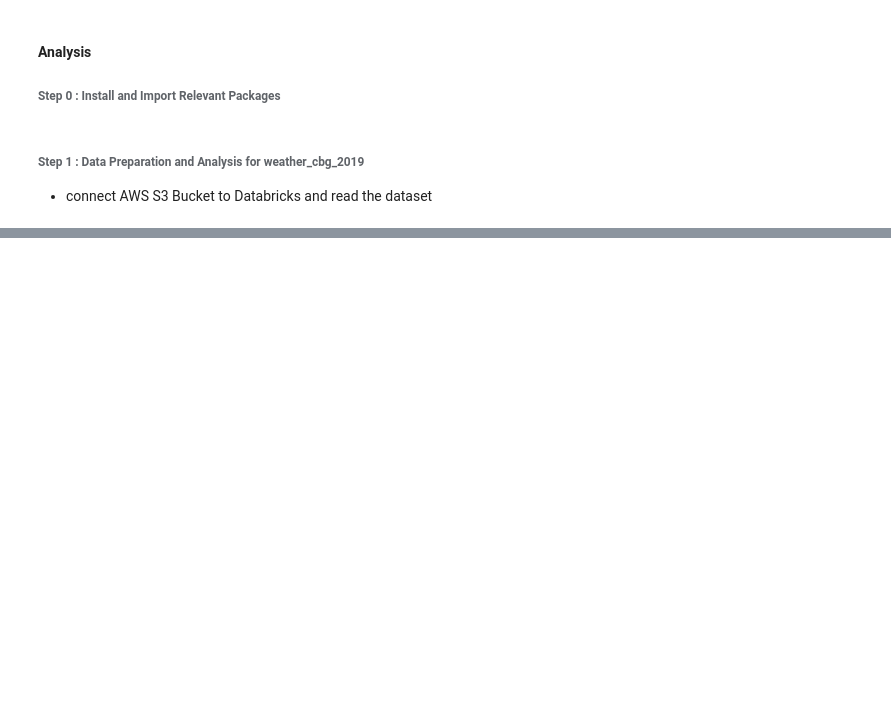
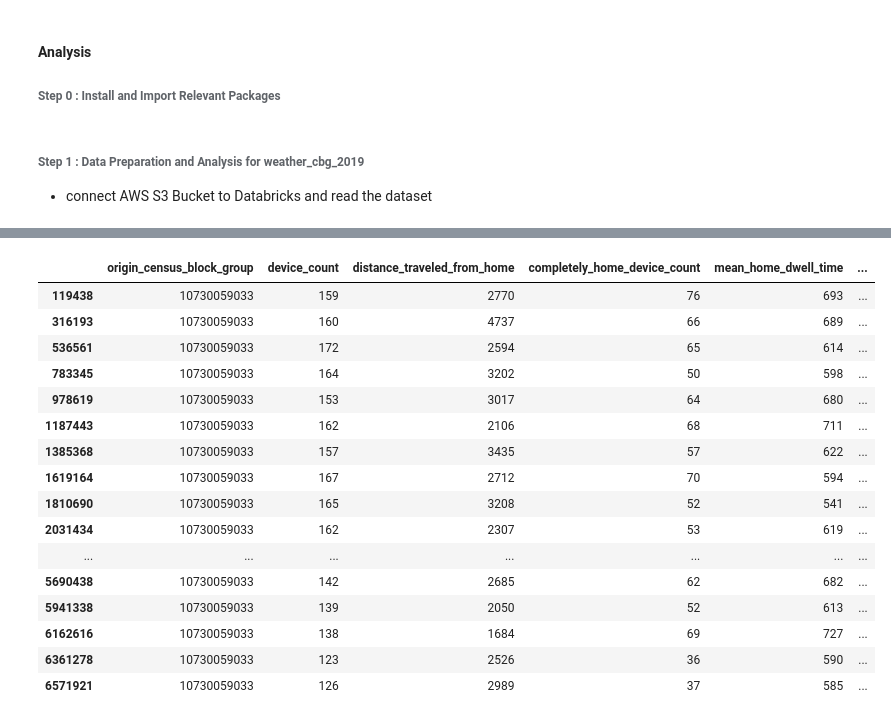
Before and after one commit to ivy-Ruxin-Tong/AI-for-earth---relationship-between-human-mobility-and-weather, a Jupyter notebook: notebooks/Users/ivy.ruxin.tong@gmail.com/Relationship between Human Mobility and Weather.ipynb, the cells around one changed output, grey strips where cells are left out. Saved outputs shown, nothing was run; the diff lists cells and outputs as text; code cells hidden in the pictures; blank space fills up the shorter version.

Commit message:
Update: README.md Relationship between Human Mobility and Weather.ipynb notebooks

```diff
--- a/notebooks/Users/ivy.ruxin.tong@gmail.com/Relationship between Human Mobility and Weather.ipynb
+++ b/notebooks/Users/ivy.ruxin.tong@gmail.com/Relationship between Human Mobility and Weather.ipynb
@@ -196,0 +192,4 @@ plt.title("mean weather parameters level by month")
+# %%
+# Prepare Jan file for initial modeling
+weatherDF_Jan = weathercbgDF.where(col("month") == 1).toPandas()
+weatherDF_Jan.head()
@@ -196,0 +236,13 @@ plt.title("mean weather parameters level by month")
+# %%
+# Prepare January file for initial modeling
+import glob, os
+Jan_files = glob.glob("/dbfs/social_distance_data/social_distance/2019/01/*/*")
+
+li= []
+for file in Jan_files:
+    df = pd.read_csv(file, compression='gzip', usecols=['origin_census_block_group','date_range_start','date_range_end','distance_traveled_from_home','mean_home_dwell_time','completely_home_device_count','device_count'])
+    li.append(df)
+
+sd_data_jan = pd.concat(li, axis=0, ignore_index=True)
+
+sd_data_jan
@@ -196,0 +263,9 @@ plt.title("mean weather parameters level by month")
+# %%
+sd_data_jan['date_range_start'] = pd.to_datetime(sd_data_jan['date_range_start'],utc= True)
+sd_data_jan['date_range_end'] = pd.to_datetime(sd_data_jan['date_range_end'],utc= True)
+sd_data_jan['month'] = sd_data_jan['date_range_start'].dt.month
+sd_data_jan['day'] = sd_data_jan['date_range_start'].dt.day
+sd_data_jan['date_time'] = sd_data_jan['date_range_end']-sd_data_jan['date_range_start']
+sd_data_jan['date'] = [d.date() for d in sd_data_jan['date_range_start']]
+sd_data_jan['ratio_not_leaving'] = sd_data_jan['completely_home_device_count']/sd_data_jan['device_count']
+sd_data_jan = sd_data_jan.drop(['date_range_start','date_range_end'],1)
@@ -196,0 +298,2 @@ plt.title("mean weather parameters level by month")
+# %%
+merge_Jan = pd.merge(sd_data_jan, weatherDF_Jan, how='inner', left_on=['origin_census_block_group','day'], right_on = ['geoid','day'])
@@ -196,0 +318,20 @@ plt.title("mean weather parameters level by month")
+# %%
+merge_Jan[merge_Jan.geoid==10730059033]
+# %% [output]
+|  | origin_census_block_group | device_count | distance_traveled_from_home | completely_home_device_count | mean_home_dwell_time | ... |
+| 119438 | 10730059033 | 159 | 2770 | 76 | 693 | ... |
+| 316193 | 10730059033 | 160 | 4737 | 66 | 689 | ... |
+| 536561 | 10730059033 | 172 | 2594 | 65 | 614 | ... |
+| 783345 | 10730059033 | 164 | 3202 | 50 | 598 | ... |
+| 978619 | 10730059033 | 153 | 3017 | 64 | 680 | ... |
+| 1187443 | 10730059033 | 162 | 2106 | 68 | 711 | ... |
+| 1385368 | 10730059033 | 157 | 3435 | 57 | 622 | ... |
+| 1619164 | 10730059033 | 167 | 2712 | 70 | 594 | ... |
+| 1810690 | 10730059033 | 165 | 3208 | 52 | 541 | ... |
+| 2031434 | 10730059033 | 162 | 2307 | 53 | 619 | ... |
+| ... | ... | ... | ... | ... | ... | ... |
+| 5690438 | 10730059033 | 142 | 2685 | 62 | 682 | ... |
+| 5941338 | 10730059033 | 139 | 2050 | 52 | 613 | ... |
+| 6162616 | 10730059033 | 138 | 1684 | 69 | 727 | ... |
+| 6361278 | 10730059033 | 123 | 2526 | 36 | 590 | ... |
+| 6571921 | 10730059033 | 126 | 2989 | 37 | 585 | ... |
```
Also changed, not shown: parts of 69 cells of this notebook.
